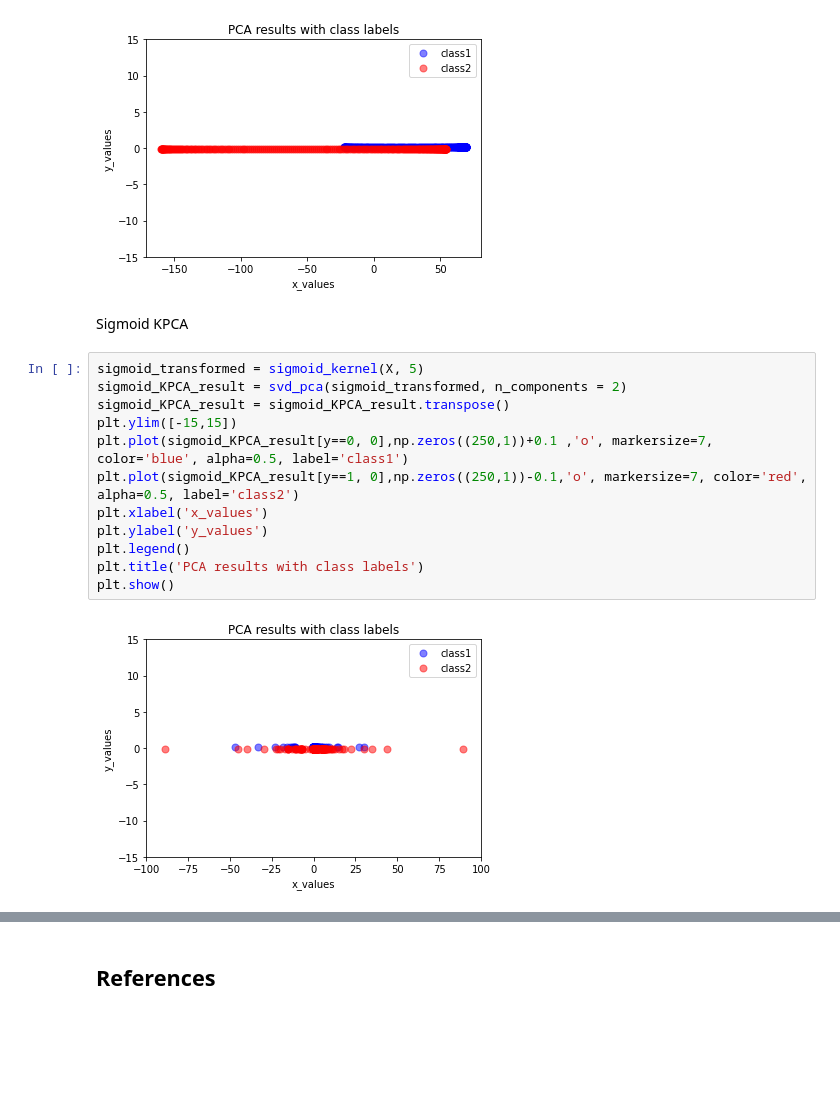
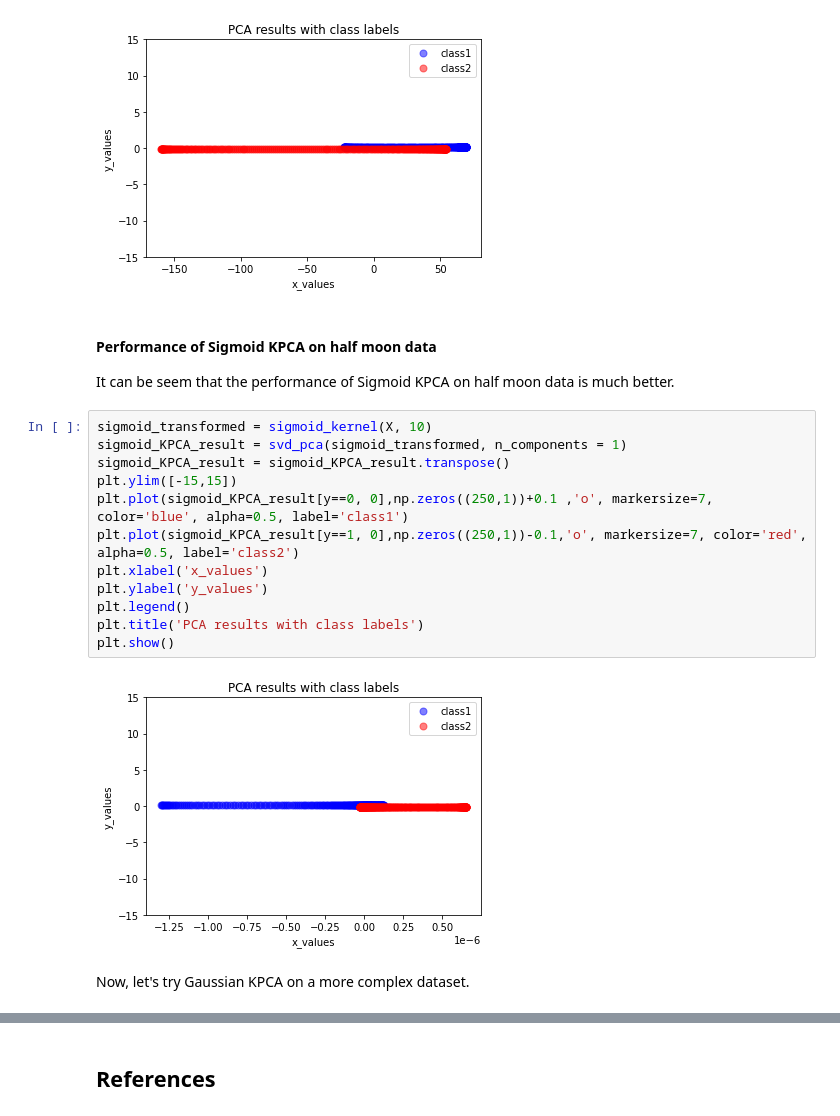
Before and after one commit to Yangliule/535-final-project, a Jupyter notebook: 535 Final Project_combined.ipynb, the cells around one changed output, grey strips where cells are left out. Saved outputs shown, nothing was run; the diff lists cells and outputs as text; blank space fills up the shorter version.

```diff
--- a/535 Final Project_combined.ipynb
+++ b/535 Final Project_combined.ipynb
@@ -284,19 +443,23 @@ plt.title('PCA results with class labels')
 plt.show()
 # %% [output]
 [figure]
-# %% [markdown]
-Sigmoid KPCA
+# %% [markdown]
+#### Performance of Sigmoid KPCA on half moon data
+
+It can be seem that the performance of Sigmoid KPCA on half moon data is much better.
 # %%
-sigmoid_transformed = sigmoid_kernel(X, 5)
-sigmoid_KPCA_result = svd_pca(sigmoid_transformed, n_components = 2)
+sigmoid_transformed = sigmoid_kernel(X, 10)
+sigmoid_KPCA_result = svd_pca(sigmoid_transformed, n_components = 1)
 sigmoid_KPCA_result = sigmoid_KPCA_result.transpose()
 plt.ylim([-15,15])
 plt.plot(sigmoid_KPCA_result[y==0, 0],np.zeros((250,1))+0.1 ,'o', markersize=7, color='blue', alpha=0.5, label='class1')
 plt.plot(sigmoid_KPCA_result[y==1, 0],np.zeros((250,1))-0.1,'o', markersize=7, color='red', alpha=0.5, label='class2')
 plt.xlabel('x_values')
 plt.ylabel('y_values')
 plt.legend()
 plt.title('PCA results with class labels')
 plt.show()
 # %% [output]
-[figure, old version]
+[figure, new version]
+# %% [markdown]
+Now, let's try Gaussian KPCA on a more complex dataset.
```
Also changed, not shown: parts of 45 cells of this notebook.
